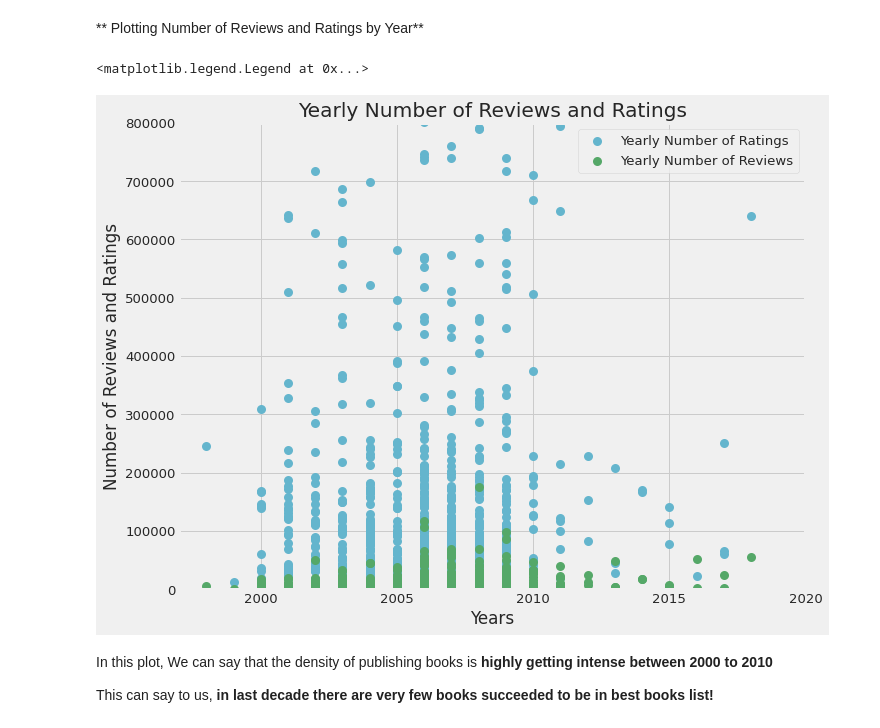
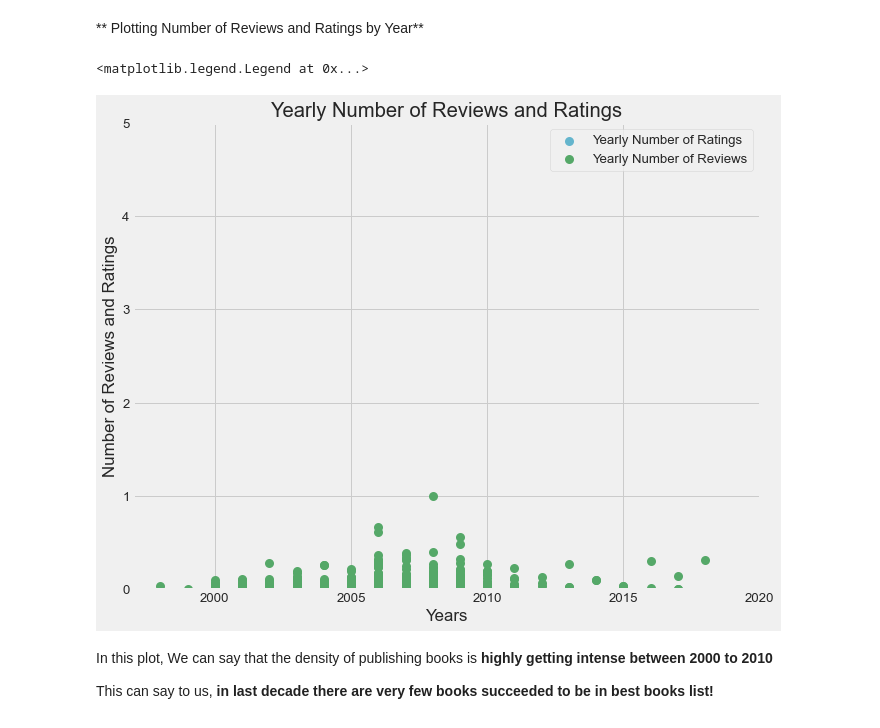
Before and after one commit to aktumut/Data_Analysis_Web_Scrapping, a Jupyter notebook: EDA_and_Visualization.ipynb, the cells around one changed output. Drawn from its saved outputs; the diff is of its cells as text; code cells hidden in the pictures.

```diff
--- a/EDA_and_Visualization.ipynb
+++ b/EDA_and_Visualization.ipynb
@@ -66,7 +64,7 @@ ModuleNotFoundError: No module named 'seaborn'
 # %%
 #Importing Data
 def importing_data():
-    df=pd.read_csv("./Data.csv")
+    df=pd.read_csv("data/data.csv")
     return df
 
 df=importing_data()
@@ -375,21 +371,21 @@ df_normalised["Average Ratings"]=2*df_normalised["Average Ratings"]
 # %%
 y=df[['Number of Ratings','Number of Reviews']].copy()
 numbers = [['Number of Ratings','c','Yearly Number of Ratings'],
     ['Number of Reviews','g','Yearly Number of Reviews']]
 
 fig, ax = plt.subplots(figsize=(10,8))
 for number in numbers:
     plt.scatter(df["Published Year"],y[number[0]],color=number[1],label=number[2],marker='o',linewidth=3)
-    plt.ylim(0,800000)
+    plt.ylim(0,5)
     plt.xlim(1997,2020)
 
 plt.xlabel('Years')
 plt.ylabel('Number of Reviews and Ratings')
 plt.title('Yearly Number of Reviews and Ratings')
 plt.legend()
 # %% [output]
 <matplotlib.legend.Legend at 0x...>
-[figure, old version]
+[figure, new version]
 # %% [markdown]
 In this plot, We can say that the density of publishing books is **highly getting intense between 2000 to 2010**
 
```
Also changed, not shown: parts of 22 cells of this notebook, 11 other files.
